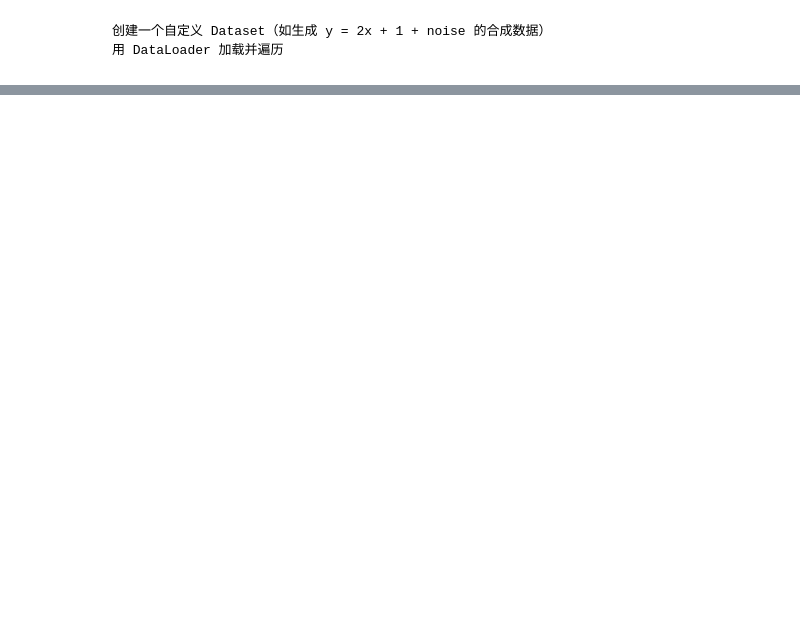
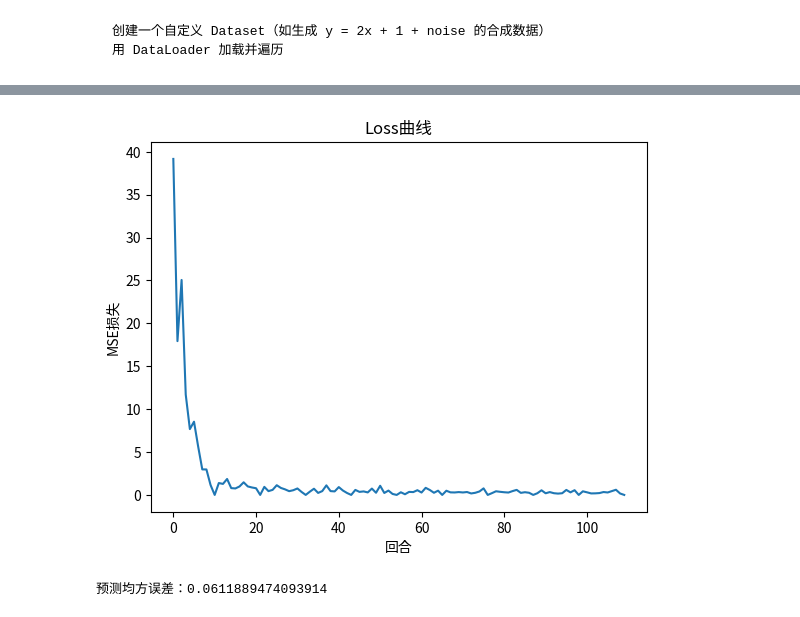
Before and after one commit to John117abc/ML-notes, a Jupyter notebook: codes/pytroch_learn/learn.ipynb, the cells around one changed output, grey strips where cells are left out. Cells and saved outputs as stored; diff of their text form; code cells hidden in the pictures; blank space fills up the shorter version.

```diff
--- a/codes/pytroch_learn/learn.ipynb
+++ b/codes/pytroch_learn/learn.ipynb
@@ -260,7 +242,6 @@ Label: 1
     创建一个自定义 Dataset（如生成 y = 2x + 1 + noise 的合成数据）
     用 DataLoader 加载并遍历
 # %%
-import torch
 from torch.utils.data import Dataset, DataLoader
 import numpy as np
 
@@ -268,7 +249,7 @@ import numpy as np
 def true_func(x):
     return 2 * x + 1
 
-class FuncDataSet(Dataset):
+class LinearLabelDataSet(Dataset):
     def __init__(self, func, num_samples=100, x_range=(-5, 5), noise_std=1.0):
         self.num_samples = num_samples
         # 生成 x 值
@@ -288,7 +269,7 @@ class FuncDataSet(Dataset):
     def __getitem__(self, idx):
         return self.x[idx], self.y[idx]
 
-dataset = FuncDataSet(true_func, num_samples=100, noise_std=0.5)
+dataset = LinearLabelDataSet(true_func, num_samples=100, noise_std=0.5)
 dataloader = DataLoader(dataset, batch_size=10, shuffle=True)
 train_features, train_labels = next(iter(dataloader))
 train_features,train_labels
@@ -315,0 +310,66 @@ train_features,train_labels
+# %%
+import matplotlib as mpl
+mpl.rcParams.update({
+    'font.sans-serif': ['Noto Sans CJK JP'],  # 或 WenQuanYi Zen Hei + 避免 \u2212
+    'axes.unicode_minus': False,
+    'mathtext.fontset': 'stix'
+})
+import torch
+import matplotlib.pyplot as plt
+# 初始化权重的偏置
+params = torch.tensor([0.0, 0.0], requires_grad=True)
+
+# 定义损失函数
+def loss_mse(pred_y, true_y):
+    return ((pred_y - true_y) ** 2).mean()
+
+#定义模型
+def model(x):
+    ones = torch.ones_like(x)
+    x_aug = torch.cat([x, ones], dim=1)
+    return x_aug @ params.unsqueeze(1)
+
+# 定义学习率
+lr = 0.01
+
+losses = []
+for epoch in range(10):
+    total_loss = 0
+    for batch, (X, y) in enumerate(dataloader):
+        pre_y = model(X)
+        loss = loss_mse(pre_y,y)
+        losses.append(loss.detach().numpy())
+        # 反向传播
+        loss.backward()  # 对标量损失调用 backward()
+
+        # 手动更新参数
+        with torch.no_grad():
+            params -= lr * params.grad
+            params.grad.zero_()
+
+    avg_loss = total_loss / len(dataloader)
+    losses.append(avg_loss)
+# 绘图
+plt.plot(losses)
+plt.title("Loss曲线")
+plt.xlabel("回合")
+plt.ylabel("MSE损失")
+plt.show()
+
+# --- 保存模型 ---
+torch.save({'params':params}, '../../data/pytorch_learn/linear_model.pth')
+
+# 加载模型进行新参数预测
+dataset_test = LinearLabelDataSet(true_func, num_samples=10, noise_std=0.5)
+dataloader_test = DataLoader(dataset_test, batch_size=10, shuffle=True)
+
+torch.load("../../data/pytorch_learn/linear_model.pth", weights_only=True)
+
+for batch, (X, y) in enumerate(dataloader_test):
+    ones = torch.ones_like(X)
+    x_aug = torch.cat([X, ones], dim=1)
+    pre_y = x_aug @ params.unsqueeze(1)
+    print(f'预测均方误差：{loss_mse(pre_y,y)}')
+# %% [output]
+[figure, added]
+预测均方误差：0.0611889474093914
```
Also changed, not shown: parts of 8 cells of this notebook, 1 other file.
